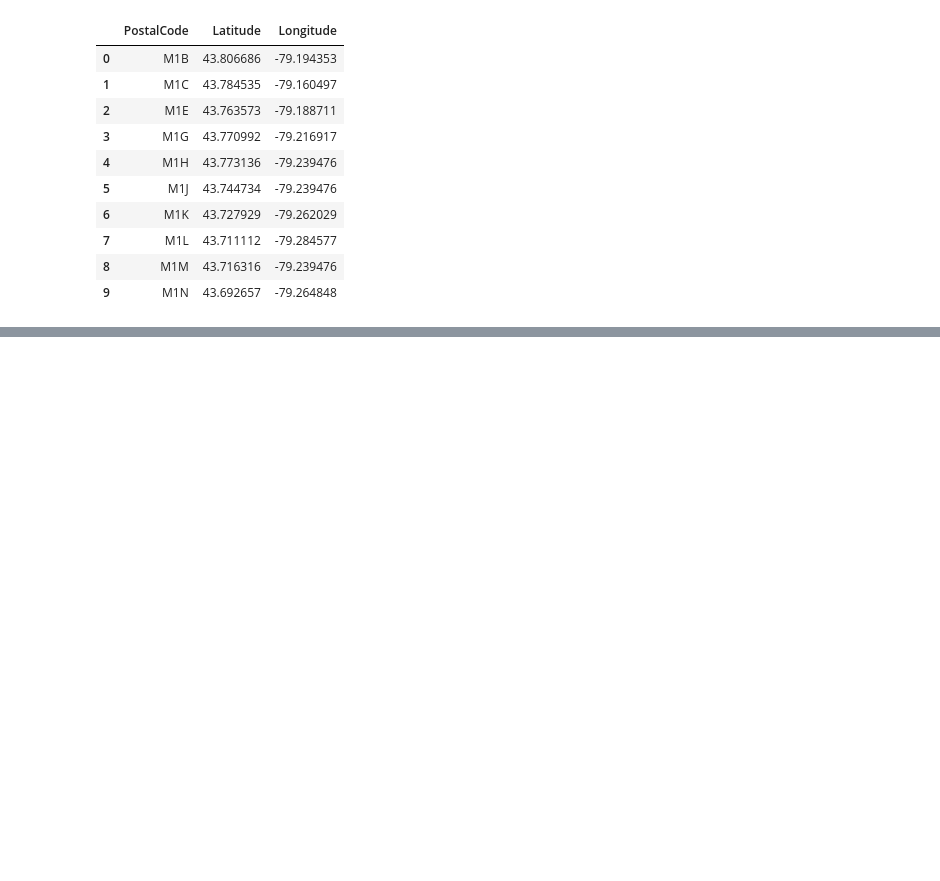
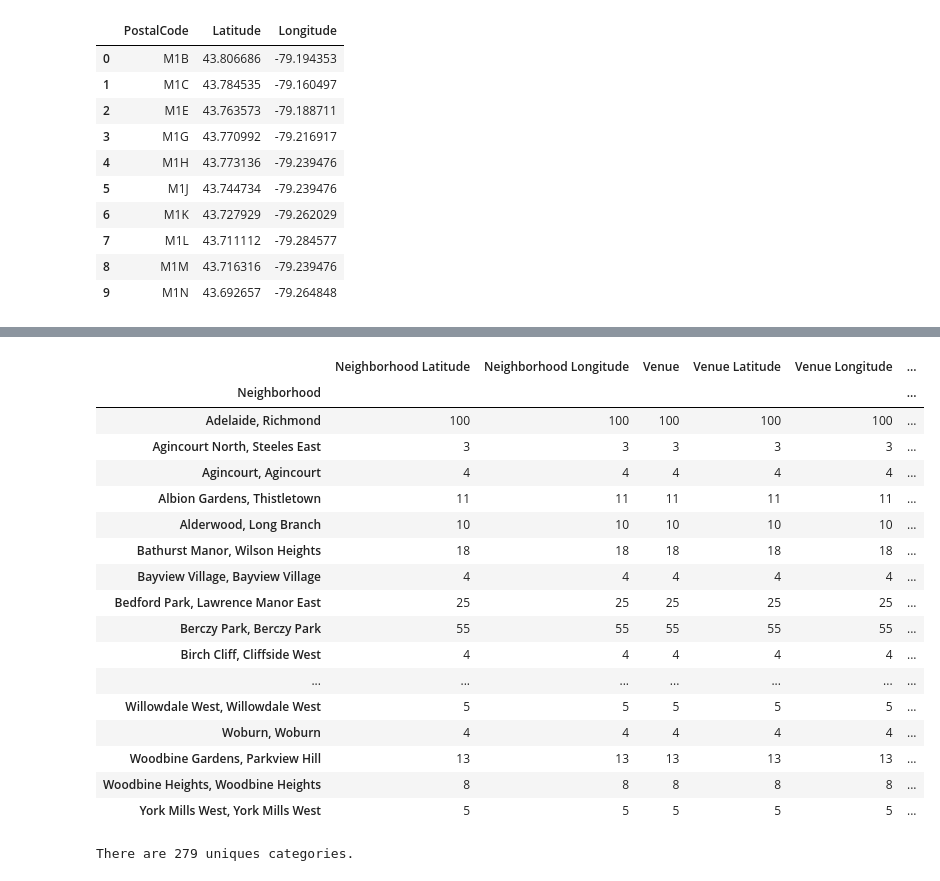
Before and after one commit to ameyaman/Coursera_Capstone, a Jupyter notebook: Segmenting and Clustering Neighborhoods in Toronto.ipynb, the cells around one changed output, grey strips where cells are left out. Cells and saved outputs as stored; diff of their text form; code cells hidden in the pictures; blank space fills up the shorter version.

```diff
--- a/Segmenting and Clustering Neighborhoods in Toronto.ipynb
+++ b/Segmenting and Clustering Neighborhoods in Toronto.ipynb
@@ -647,0 +783,3 @@ geospatial_merged_df.head(10)
+# %%
+results = requests.get(url).json()
+results
@@ -647,0 +804,30 @@ geospatial_merged_df.head(10)
+# %%
+# function that extracts the category of the venue
+def get_category_type(row):
+    try:
+        categories_list = row['categories']
+    except:
+        categories_list = row['venue.categories']
+
+    if len(categories_list) == 0:
+        return None
+    else:
+        return categories_list[0]['name']
+# %%
+#clean the json structure
+venues = results['response']['venues']
+
+nearby_venues = json_normalize(venues) # flatten JSON
+#nearby_venues.head()
+
+# filter columns
+filtered_columns = ['name', 'categories', 'location.lat', 'location.lng']
+nearby_venues =nearby_venues.loc[:, filtered_columns]
+
+# filter the category for each row
+nearby_venues['categories'] = nearby_venues.apply(get_category_type, axis=1)
+
+# clean columns
+nearby_venues.columns = [col.split(".")[-1] for col in nearby_venues.columns]
+
+nearby_venues.head(25)
@@ -647,0 +886,7 @@ geospatial_merged_df.head(10)
+# %%
+# type your answer here
+
+toronto_venues = getNearbyVenues(names=geospatial_merged_df['Neighbourhood'],
+                                   latitudes=geospatial_merged_df['Latitude'],
+                                   longitudes=geospatial_merged_df['Longitude']
+                                  )
@@ -647,0 +923,27 @@ geospatial_merged_df.head(10)
+# %%
+#number of venues returned for each neighbourhood
+toronto_venues.groupby('Neighborhood').count()
+# %% [output]
+|  | Neighborhood Latitude | Neighborhood Longitude | Venue | Venue Latitude | Venue Longitude | ... |
+| Neighborhood |  |  |  |  |  | ... |
+| Adelaide, Richmond | 100 | 100 | 100 | 100 | 100 | ... |
+| Agincourt North, Steeles East | 3 | 3 | 3 | 3 | 3 | ... |
+| Agincourt, Agincourt | 4 | 4 | 4 | 4 | 4 | ... |
+| Albion Gardens, Thistletown | 11 | 11 | 11 | 11 | 11 | ... |
+| Alderwood, Long Branch | 10 | 10 | 10 | 10 | 10 | ... |
+| Bathurst Manor, Wilson Heights | 18 | 18 | 18 | 18 | 18 | ... |
+| Bayview Village, Bayview Village | 4 | 4 | 4 | 4 | 4 | ... |
+| Bedford Park, Lawrence Manor East | 25 | 25 | 25 | 25 | 25 | ... |
+| Berczy Park, Berczy Park | 55 | 55 | 55 | 55 | 55 | ... |
+| Birch Cliff, Cliffside West | 4 | 4 | 4 | 4 | 4 | ... |
+| ... | ... | ... | ... | ... | ... | ... |
+| Willowdale West, Willowdale West | 5 | 5 | 5 | 5 | 5 | ... |
+| Woburn, Woburn | 4 | 4 | 4 | 4 | 4 | ... |
+| Woodbine Gardens, Parkview Hill | 13 | 13 | 13 | 13 | 13 | ... |
+| Woodbine Heights, Woodbine Heights | 8 | 8 | 8 | 8 | 8 | ... |
+| York Mills West, York Mills West | 5 | 5 | 5 | 5 | 5 | ... |
+# %%
+#unique categories that can be curated
+print('There are {} uniques categories.'.format(len(toronto_venues['Venue Category'].unique())))
+# %% [output]
+There are 279 uniques categories.
```
Also changed, not shown: parts of 39 cells of this notebook.
